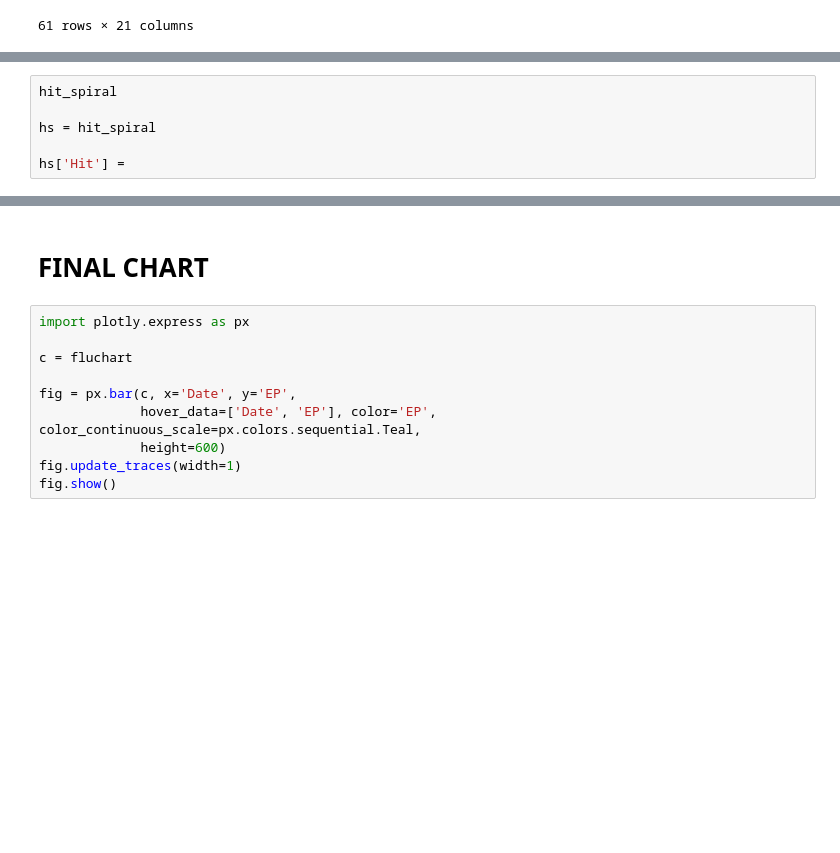
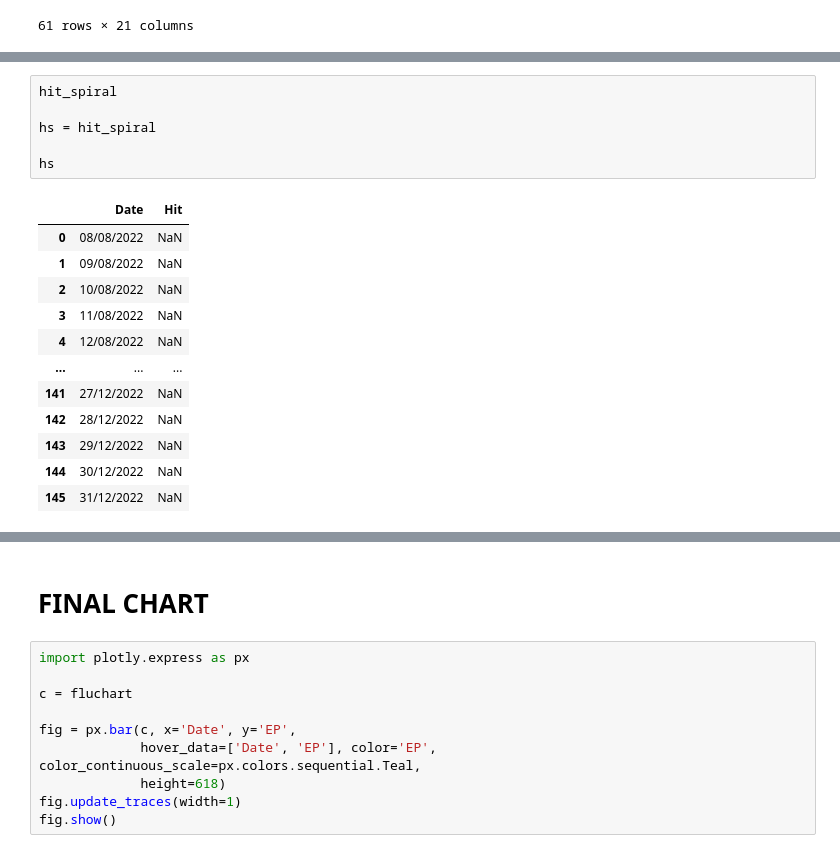
Before and after one commit to amirlehmam/MEMOIREPROPRE, a Jupyter notebook: PIPELINE.ipynb, the cells around one changed output, grey strips where cells are left out. Cells and saved outputs as stored; diff of their text form; blank space fills up the shorter version.

```diff
--- a/PIPELINE.ipynb
+++ b/PIPELINE.ipynb
@@ -4291,7 +4314,19 @@ Spi
 # %%
 hit_spiral
 
 hs = hit_spiral
 
-hs['Hit'] =
+hs
 # %% [output]
+|  | Date | Hit |
+| 0 | 08/08/2022 | NaN |
+| 1 | 09/08/2022 | NaN |
+| 2 | 10/08/2022 | NaN |
+| 3 | 11/08/2022 | NaN |
+| 4 | 12/08/2022 | NaN |
+| ... | ... | ... |
+| 141 | 27/12/2022 | NaN |
+| 142 | 28/12/2022 | NaN |
+| 143 | 29/12/2022 | NaN |
+| 144 | 30/12/2022 | NaN |
+| 145 | 31/12/2022 | NaN |
@@ -4305,6 +4340,6 @@ c = fluchart
 
 fig = px.bar(c, x='Date', y='EP',
              hover_data=['Date', 'EP'], color='EP', color_continuous_scale=px.colors.sequential.Teal,
-             height=600)
+             height=618)
 fig.update_traces(width=1)
 fig.show()
```
Also changed, not shown: parts of 3 cells of this notebook.
